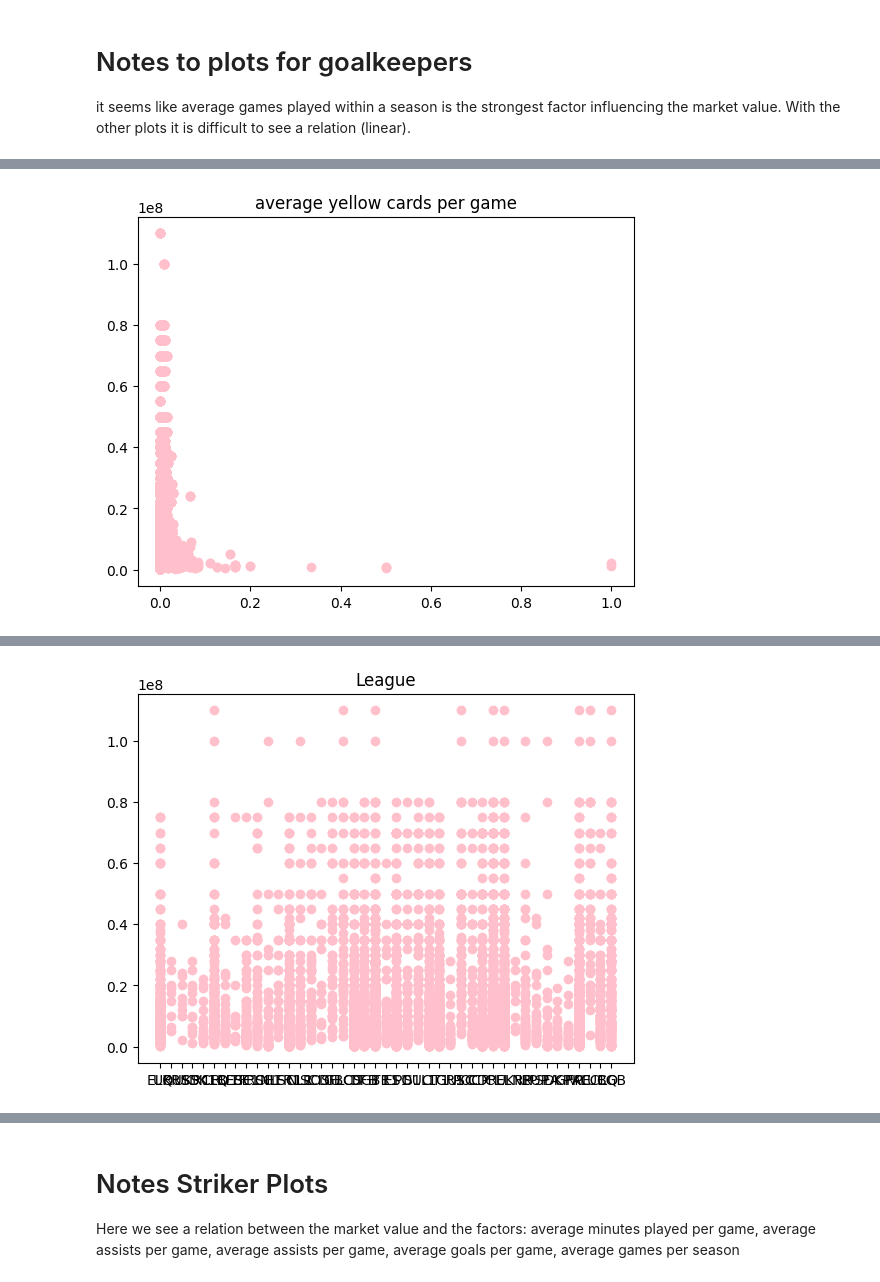
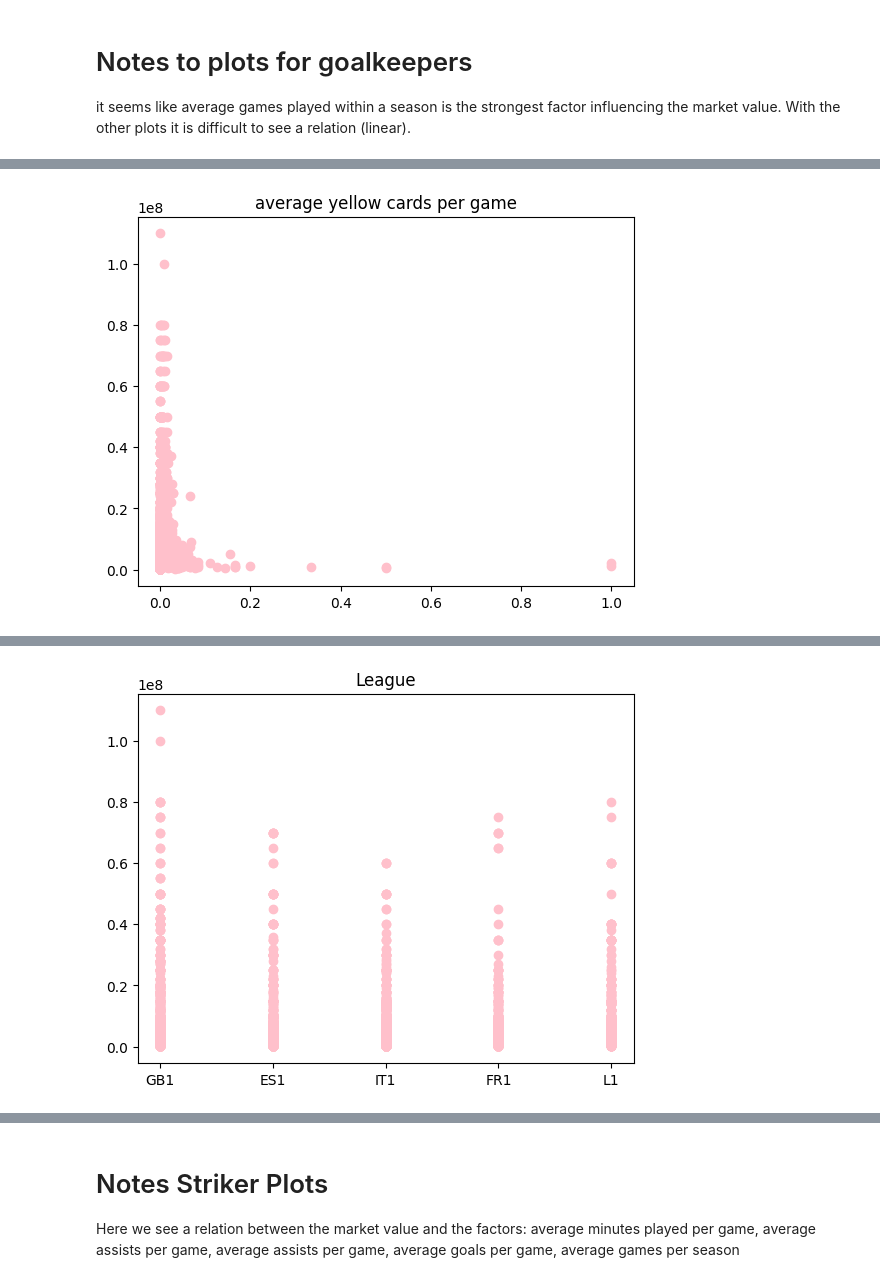
Before and after one commit to camille-sophiie/sports-data, a Jupyter notebook: code/02_Scatterplots_nicole.ipynb, the cells around one changed output, grey strips where cells are left out. Saved outputs shown, nothing was run; the diff lists cells and outputs as text; code cells hidden in the pictures.

```diff
--- a/code/02_Scatterplots_nicole.ipynb
+++ b/code/02_Scatterplots_nicole.ipynb
@@ -230,7 +228,7 @@ plt.title('average games per year')
 plt.show()
 
 # League
-plt.scatter(defender_df['competition_id'], defender_df['highest_market_value'], c ="pink")
+plt.scatter(defender_df['current_club_domestic_competition_id'], defender_df['highest_market_value'], c ="pink")
 plt.title('League')
 plt.show()
 # %% [output]
@@ -239,11 +237,11 @@ plt.show()
 [figure]
 [figure]
 [figure]
 [figure]
 [figure]
 [figure]
 [figure]
-[figure, old version]
+[figure, new version]
 # %%
 # Scatterplot Midfield
 
```
Also changed, not shown: parts of 9 cells of this notebook.
